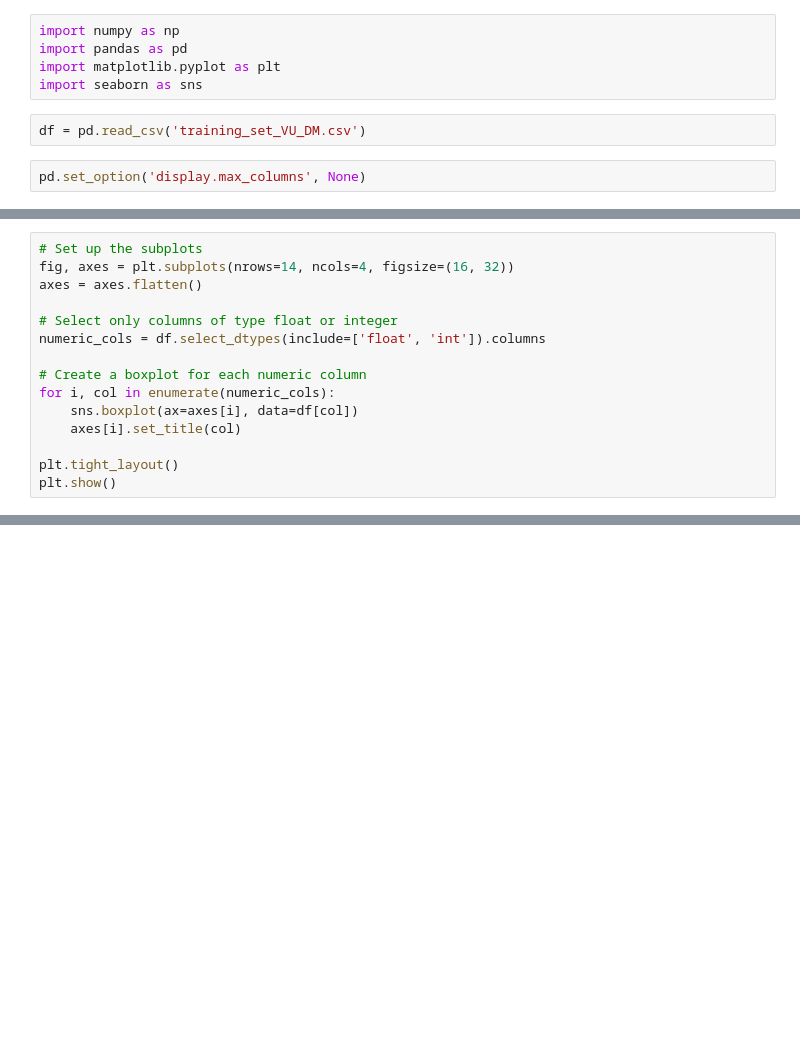
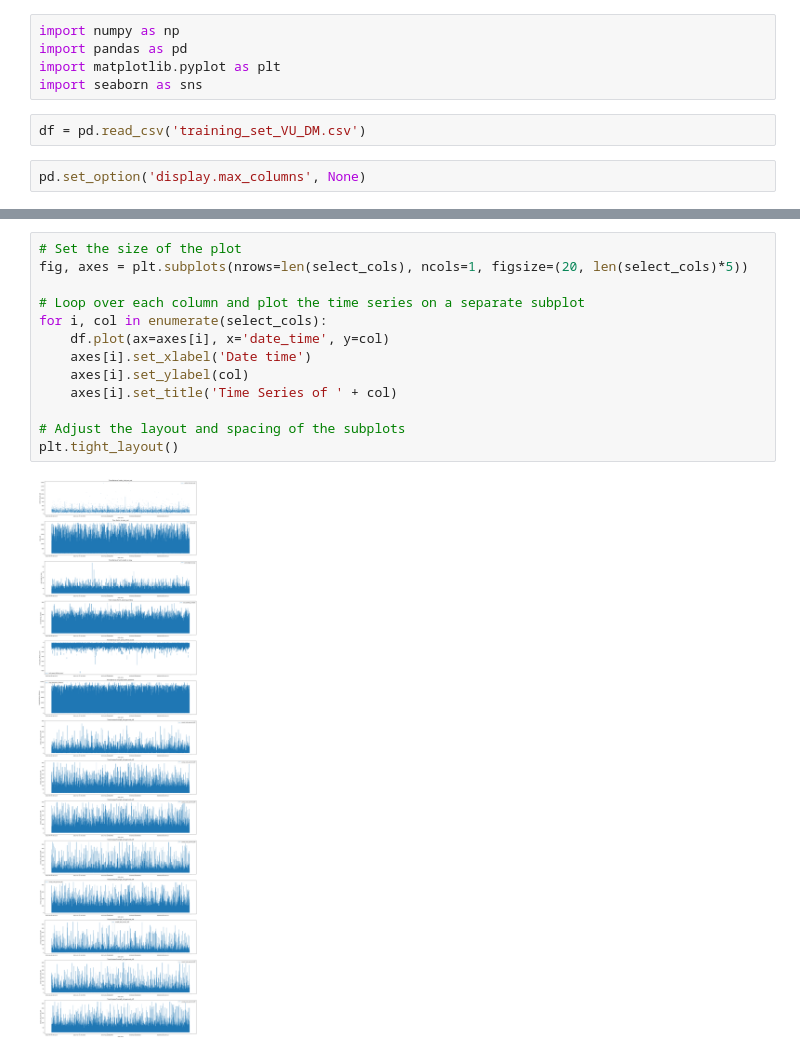
Before and after one commit to Frederikevanesch/Data-mining-assignment-2, a Jupyter notebook: DMT_assignment2_DataPrep_JP.ipynb, the cells around one changed output, grey strips where cells are left out. Saved outputs shown, nothing was run; the diff lists cells and outputs as text; blank space fills up the shorter version.

Commit message:
added codes for data exploration and data preperation

```diff
--- a/DMT_assignment2_DataPrep_JP.ipynb
+++ b/DMT_assignment2_DataPrep_JP.ipynb
@@ -96,15 +92,0 @@ sparsity # percentage of filled cells in the matrix
-# %%
-# Set up the subplots
-fig, axes = plt.subplots(nrows=14, ncols=4, figsize=(16, 32))
-axes = axes.flatten()
-
-# Select only columns of type float or integer
-numeric_cols = df.select_dtypes(include=['float', 'int']).columns
-
-# Create a boxplot for each numeric column
-for i, col in enumerate(numeric_cols):
-    sns.boxplot(ax=axes[i], data=df[col])
-    axes[i].set_title(col)
-
-plt.tight_layout()
-plt.show()
@@ -136,0 +134,15 @@ Text(0.5, 1.0, 'Time Series of room price by date time of search')
+# %%
+# Set the size of the plot
+fig, axes = plt.subplots(nrows=len(select_cols), ncols=1, figsize=(20, len(select_cols)*5))
+
+# Loop over each column and plot the time series on a separate subplot
+for i, col in enumerate(select_cols):
+    df.plot(ax=axes[i], x='date_time', y=col)
+    axes[i].set_xlabel('Date time')
+    axes[i].set_ylabel(col)
+    axes[i].set_title('Time Series of ' + col)
+
+# Adjust the layout and spacing of the subplots
+plt.tight_layout()
+# %% [output]
+[figure, added]
```
Also changed, not shown: parts of 18 cells of this notebook, 1 other file.
